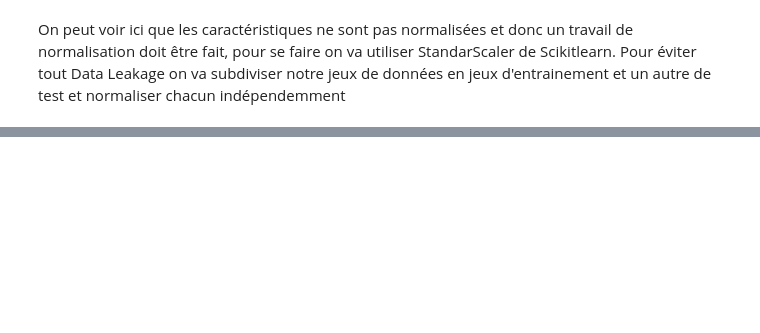
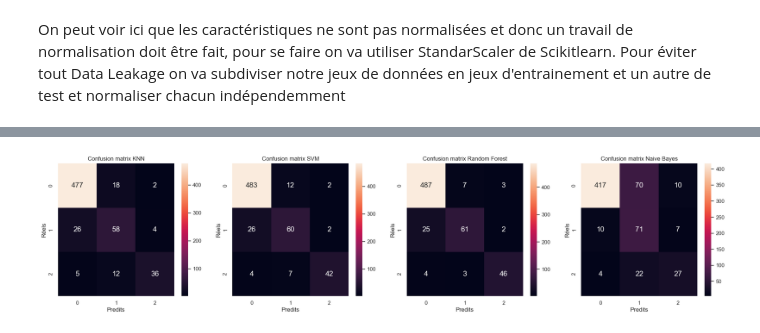
Before and after one commit to MohamedNennouche/Computer-Vision-with-Python, a Jupyter notebook: Projets complementaires/Seance3/fetal_classification.ipynb, the cells around one changed output, grey strips where cells are left out. Saved outputs shown, nothing was run; the diff lists cells and outputs as text; code cells hidden in the pictures; blank space fills up the shorter version.

```diff
--- a/Projets complementaires/Seance3/fetal_classification.ipynb
+++ b/Projets complementaires/Seance3/fetal_classification.ipynb
@@ -213,0 +222,10 @@ M'inspirer de [ca](https://www.kaggle.com/code/yuvalaltman/fetal-health-classifi
+# %%
+svm_parameters = {'C' : [0.001, 0.01, 0.1, 1, 10, 100], 'kernel' : ["poly", "rbf", "sigmoid"], 'degree' : np.arange(2, 10), 'gamma' : ['scale', 'auto'], 'decision_function_shape' : ['ovo', 'ovr']}
+svm = SVC()
+clf = GridSearchCV(svm, svm_parameters, scoring='accuracy', cv=5)
+clf.fit(fetal_train,labels_train)
+
+print(f"Les meilleurs paramètres sont : {clf.best_params_}")
+
+svm=SVC(**clf.best_params_, probability=True) # pour pouvoir calculer le ROC AUC Score
+svm.fit(fetal_train,labels_train)
@@ -213,0 +235,10 @@ M'inspirer de [ca](https://www.kaggle.com/code/yuvalaltman/fetal-health-classifi
+# %%
+forest_parameters = {'n_estimators' : np.arange(50, 251, 10), 'criterion' : ['gini', 'entropy', 'log_loss'], 'max_features' : ['sqrt', 'log2']}
+forest = RandomForestClassifier()
+clf = GridSearchCV(forest, forest_parameters, scoring='accuracy', cv=5)
+clf.fit(fetal_train,labels_train)
+
+print(f"Les meilleurs paramètres sont : {clf.best_params_}")
+
+forest=RandomForestClassifier(**clf.best_params_)
+forest.fit(fetal_train,labels_train)
@@ -213,0 +249,3 @@ M'inspirer de [ca](https://www.kaggle.com/code/yuvalaltman/fetal-health-classifi
+# %%
+gaussian = GaussianNB()
+gaussian.fit(fetal_train,labels_train)
@@ -213,0 +256,5 @@ M'inspirer de [ca](https://www.kaggle.com/code/yuvalaltman/fetal-health-classifi
+# %%
+yknn = knn.predict(fetal_test)
+ysvm = svm.predict(fetal_test)
+yforest = forest.predict(fetal_test)
+ygaussian = gaussian.predict(fetal_test)
@@ -213,0 +289,15 @@ M'inspirer de [ca](https://www.kaggle.com/code/yuvalaltman/fetal-health-classifi
+# %%
+plt.figure(figsize=(25, 5))
+models = [yknn, ysvm, yforest, ygaussian]
+models_name = ["KNN", "SVM", "Random Forest", "Naive Bayes"]
+i = 1
+for model in models :
+    plt.subplot(1,4,i)
+    sns.heatmap(metrics.confusion_matrix(labels_test, model), annot=True, annot_kws={"size": 15}, fmt='d')
+    plt.title(f"Confusion matrix {models_name[i-1]}")
+    plt.xlabel("Predits")
+    plt.ylabel("Réels")
+    i+=1
+plt.show()
+# %% [output]
+[figure, added]
```
Also changed, not shown: parts of 72 cells of this notebook.
